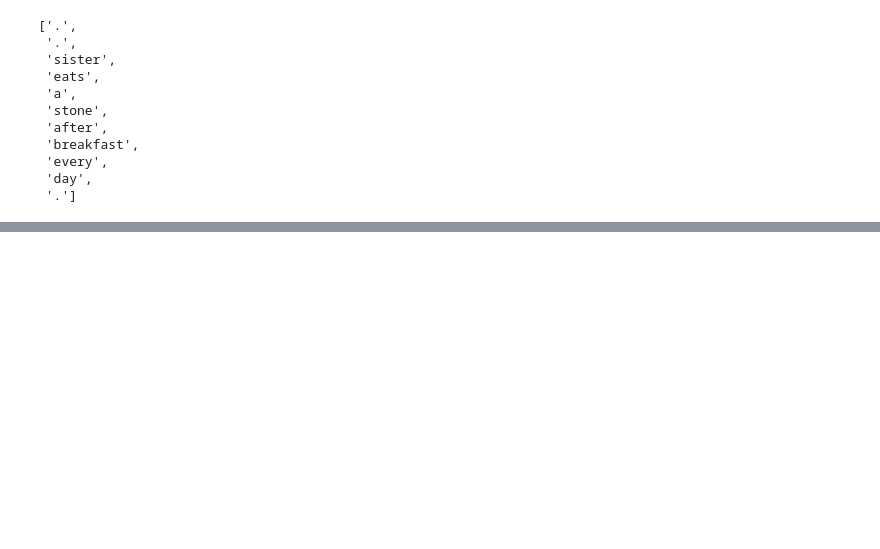
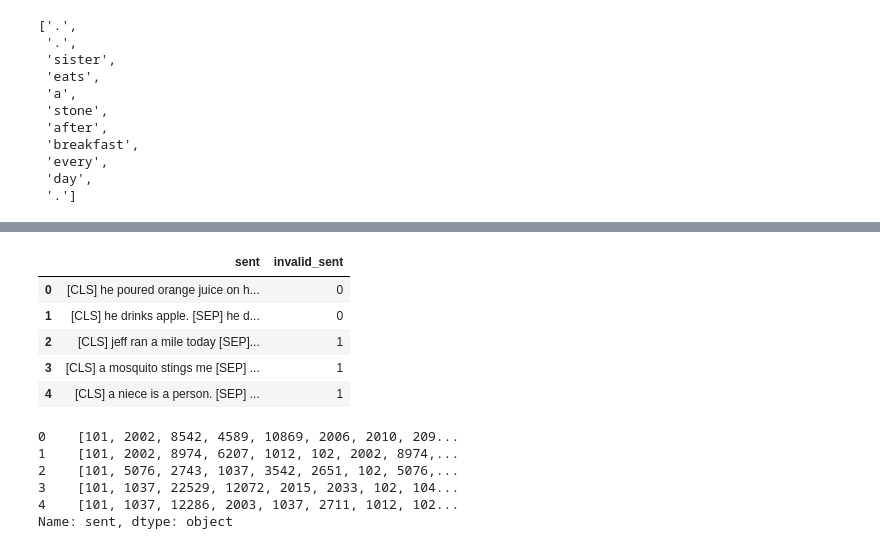
Before and after one commit to pgoel92/SemEval2020-Task4-Commonsense-Validation-and-Explanation, a Jupyter notebook: CommonSense.ipynb, the cells around one changed output, grey strips where cells are left out. Drawn from its saved outputs; the diff is of its cells as text; code cells hidden in the pictures; blank space fills up the shorter version.

```diff
--- a/CommonSense.ipynb
+++ b/CommonSense.ipynb
@@ -496,0 +387,5 @@ def get_results_from_perps(perps):
+# %%
+perps = []
+for i in range(4042):
+    loss = loss_fct(predictions[0][i, :-1, :],input_ids[i, 1:]).data
+    perps.append(math.exp(loss))
@@ -496,0 +457,4 @@ def get_results_from_perps(perps):
+# %%
+sents = [x for x in traindf.sent]
+x = run_classification(sents, gpt_model)
+y = traindf.isvalid
@@ -1235,0 +870,18 @@ Name: id, Length: 2021, dtype: int64
+# %%
+bert_train_df.head()
+# %% [output]
+|  | sent | invalid_sent |
+| 0 | [CLS] he poured orange juice on h... | 0 |
+| 1 | [CLS] he drinks apple. [SEP] he d... | 0 |
+| 2 | [CLS] jeff ran a mile today [SEP]... | 1 |
+| 3 | [CLS] a mosquito stings me [SEP] ... | 1 |
+| 4 | [CLS] a niece is a person. [SEP] ... | 1 |
+# %%
+tokenized.head()
+# %% [output]
+0    [101, 2002, 8542, 4589, 10869, 2006, 2010, 209...
+1    [101, 2002, 8974, 6207, 1012, 102, 2002, 8974,...
+2    [101, 5076, 2743, 1037, 3542, 2651, 102, 5076,...
+3    [101, 1037, 22529, 12072, 2015, 2033, 102, 104...
+4    [101, 1037, 12286, 2003, 1037, 2711, 1012, 102...
+Name: sent, dtype: object
```
Also changed, not shown: parts of 127 cells of this notebook.
